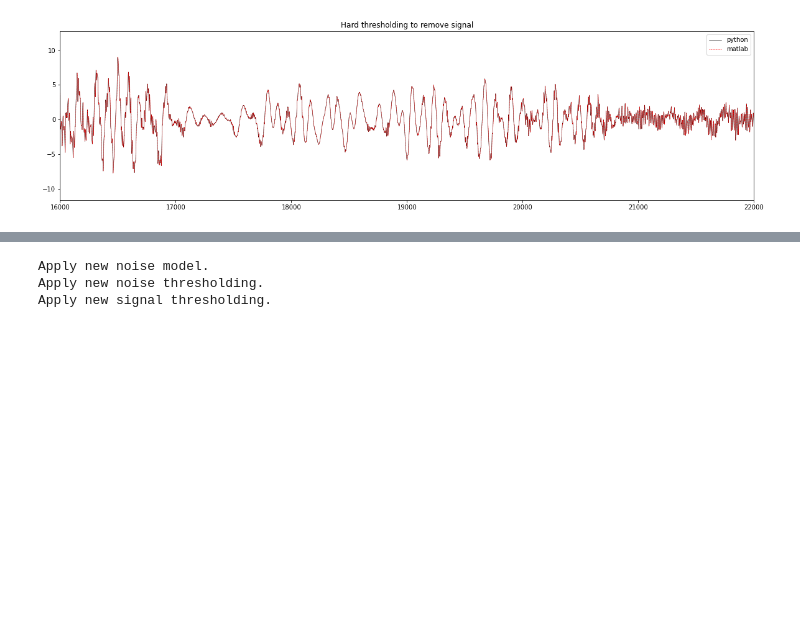
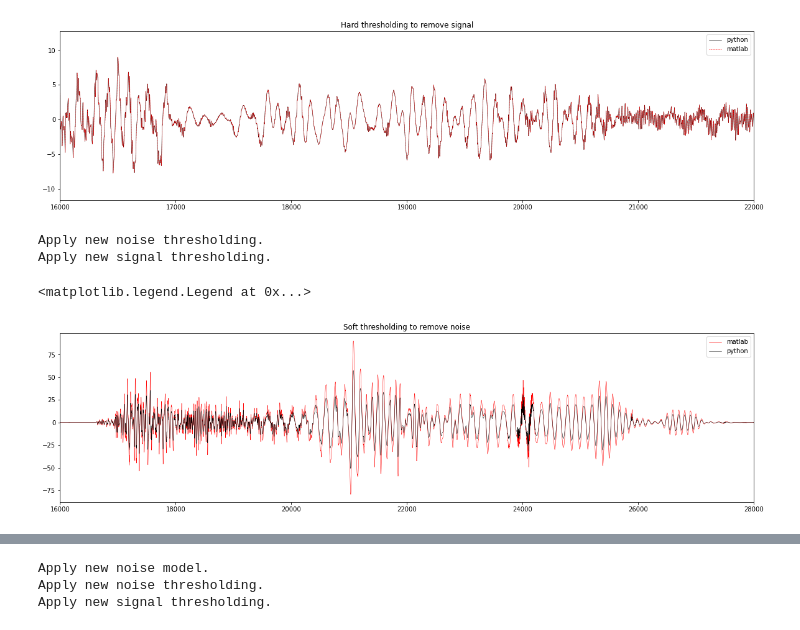
Before and after one commit to LLNL/pysolate, a Jupyter notebook: example_notebook.ipynb, the cells around one changed output, grey strips where cells are left out. Drawn from its saved outputs; the diff is of its cells as text; code cells hidden in the pictures; blank space fills up the shorter version.

```diff
--- a/example_notebook.ipynb
+++ b/example_notebook.ipynb
@@ -89,3 +113,21 @@ plt.legend()
 # %% [output]
 <matplotlib.legend.Legend at 0x...>
 [figure]
+# %%
+block.params.noise_threshold="soft"
+block.params.signal_threshold="soft"
+block.run()
+# %% [output]
+Apply new noise thresholding.
+Apply new signal thresholding.
+# %%
+plt.figure(figsize=(20,5))
+plt.title("Soft thresholding to remove noise")
+trace = read("tmp/icwtblock_noisesoft.sac",format="SAC")[0]
+plt.plot(trace.data,"r-",linewidth=0.5,label="matlab")
+plt.plot(block.data[0].wavelet.icwt["noise_removed"],"k",linewidth=0.5,label="python")
+plt.xlim([16000,28000])
+plt.legend()
+# %% [output]
+<matplotlib.legend.Legend at 0x...>
+[figure, added]
```
Also changed, not shown: parts of 6 cells of this notebook, 41 other files.
